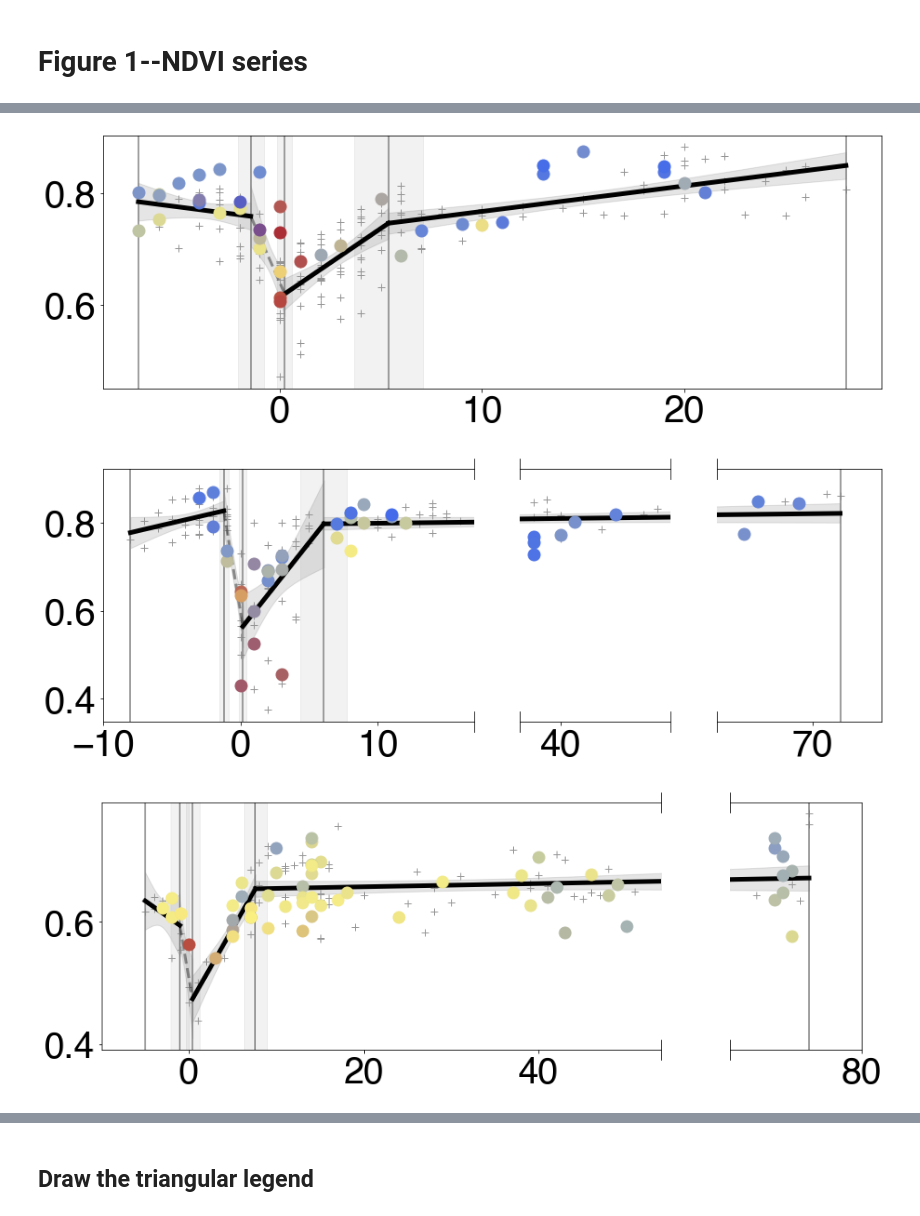
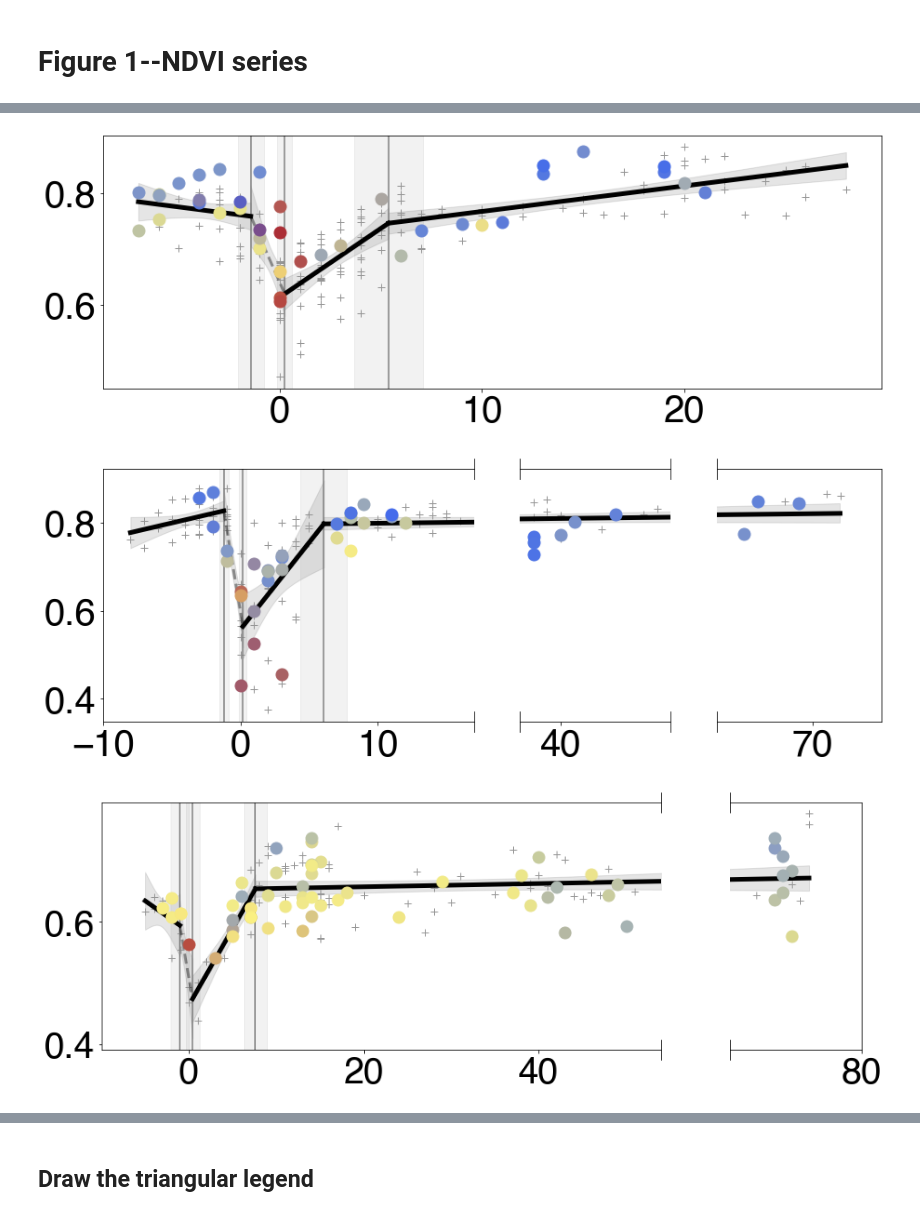
Before and after one commit to Summer0328/Vegetation-recovery, a Jupyter notebook: Vegetation-figures.ipynb, the cells around one changed output, grey strips where cells are left out. Cells and saved outputs as stored; diff of their text form; code cells hidden in the pictures.

```diff
--- a/Vegetation-figures.ipynb
+++ b/Vegetation-figures.ipynb
@@ -177,10 +177,11 @@ for region in regions:
 
     bax = brokenaxes(xlims=xlims, d=0.01,tilt=90, despine=False)
 
-    for bp in breakpoints:
+    for bp in breakpoints[1:-1]:
         bax.axvline(bp,color='grey')
     estimates = model.best_muggeo.best_fit.estimates
     # colors = ['#95e1d3','#f08a5d','#eaffd0']
+
     for bp_i in range(model.best_muggeo.n_breakpoints):
         bp_ci = estimates["breakpoint{}".format(
             bp_i + 1)]["confidence_interval"]
@@ -230,3 +231,3 @@ p value of the slope for the recovery period is: 0.0
-[figure, old version]
+[figure, new version]
-[figure, old version]
+[figure, new version]
-[figure, old version]
+[figure, new version]
```
Also changed, not shown: parts of 3 cells of this notebook, 12 other files.
